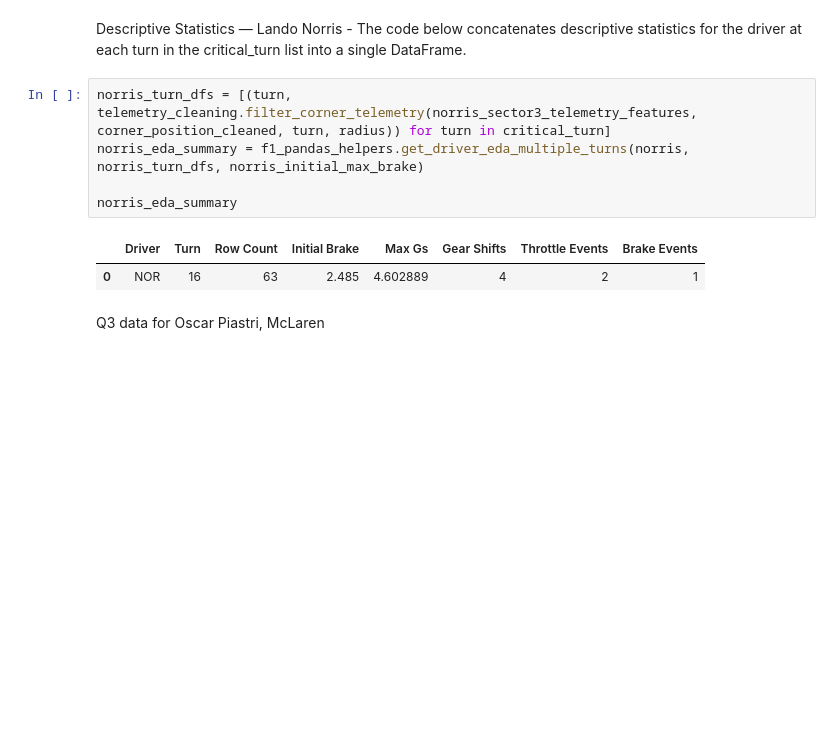
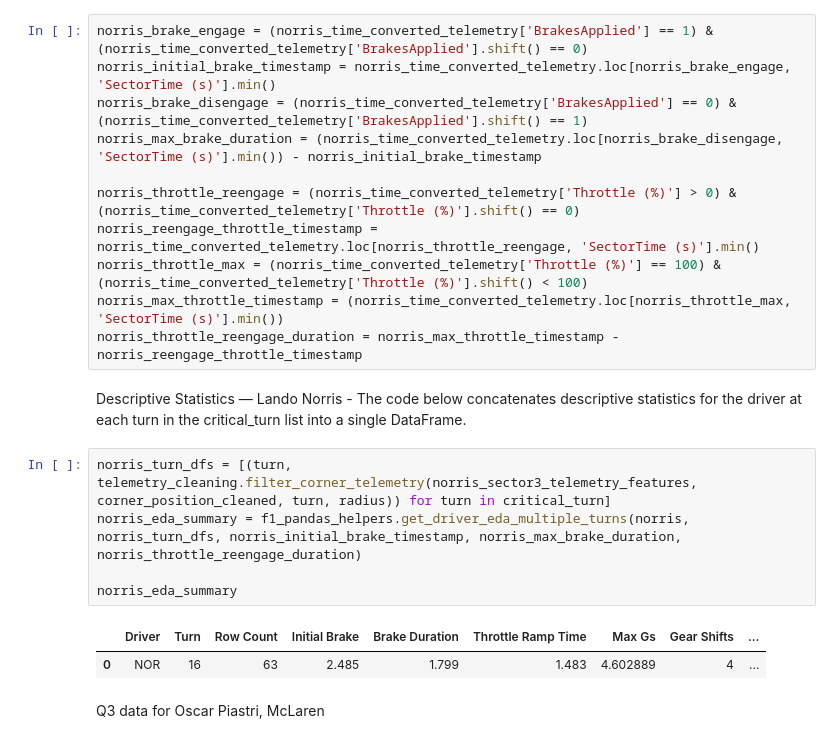
Before and after one commit to PESIII23/f1-driving-style-analytics-tool, a Jupyter notebook: notebooks/02_multi_driver_analysis copy.ipynb, the cells around one changed output. Drawn from its saved outputs; the diff is of its cells as text; blank space fills up the shorter version.

```diff
--- a/notebooks/02_multi_driver_analysis copy.ipynb
+++ b/notebooks/02_multi_driver_analysis copy.ipynb
@@ -131,13 +116,24 @@ norris_initial_max_brake = norris_time_converted_telemetry.loc[mask, 'SectorTime
+# %%
+norris_brake_engage = (norris_time_converted_telemetry['BrakesApplied'] == 1) & (norris_time_converted_telemetry['BrakesApplied'].shift() == 0)
+norris_initial_brake_timestamp = norris_time_converted_telemetry.loc[norris_brake_engage, 'SectorTime (s)'].min()
+norris_brake_disengage = (norris_time_converted_telemetry['BrakesApplied'] == 0) & (norris_time_converted_telemetry['BrakesApplied'].shift() == 1)
+norris_max_brake_duration = (norris_time_converted_telemetry.loc[norris_brake_disengage, 'SectorTime (s)'].min()) - norris_initial_brake_timestamp
+
+norris_throttle_reengage = (norris_time_converted_telemetry['Throttle (%)'] > 0) & (norris_time_converted_telemetry['Throttle (%)'].shift() == 0)
+norris_reengage_throttle_timestamp = norris_time_converted_telemetry.loc[norris_throttle_reengage, 'SectorTime (s)'].min()
+norris_throttle_max = (norris_time_converted_telemetry['Throttle (%)'] == 100) & (norris_time_converted_telemetry['Throttle (%)'].shift() < 100)
+norris_max_throttle_timestamp = (norris_time_converted_telemetry.loc[norris_throttle_max, 'SectorTime (s)'].min())
+norris_throttle_reengage_duration = norris_max_throttle_timestamp - norris_reengage_throttle_timestamp
 # %% [markdown]
 Descriptive Statistics — Lando Norris - The code below concatenates descriptive statistics for the driver at each turn in the critical_turn list into a single DataFrame.
 # %%
 norris_turn_dfs = [(turn, telemetry_cleaning.filter_corner_telemetry(norris_sector3_telemetry_features, corner_position_cleaned, turn, radius)) for turn in critical_turn]
-norris_eda_summary = f1_pandas_helpers.get_driver_eda_multiple_turns(norris, norris_turn_dfs, norris_initial_max_brake)
+norris_eda_summary = f1_pandas_helpers.get_driver_eda_multiple_turns(norris, norris_turn_dfs, norris_initial_brake_timestamp, norris_max_brake_duration, norris_throttle_reengage_duration)
 
 norris_eda_summary
 # %% [output]
-|  | Driver | Turn | Row Count | Initial Brake | Max Gs | Gear Shifts | Throttle Events | Brake Events |
-| 0 | NOR | 16 | 63 | 2.485 | 4.602889 | 4 | 2 | 1 |
+|  | Driver | Turn | Row Count | Initial Brake | Brake Duration | Throttle Ramp Time | Max Gs | Gear Shifts | ... |
+| 0 | NOR | 16 | 63 | 2.485 | 1.799 | 1.483 | 4.602889 | 4 | ... |
 # %% [markdown]
 Q3 data for Oscar Piastri, McLaren
 # %%
```
Also changed, not shown: parts of 60 cells of this notebook, 3 other files.
